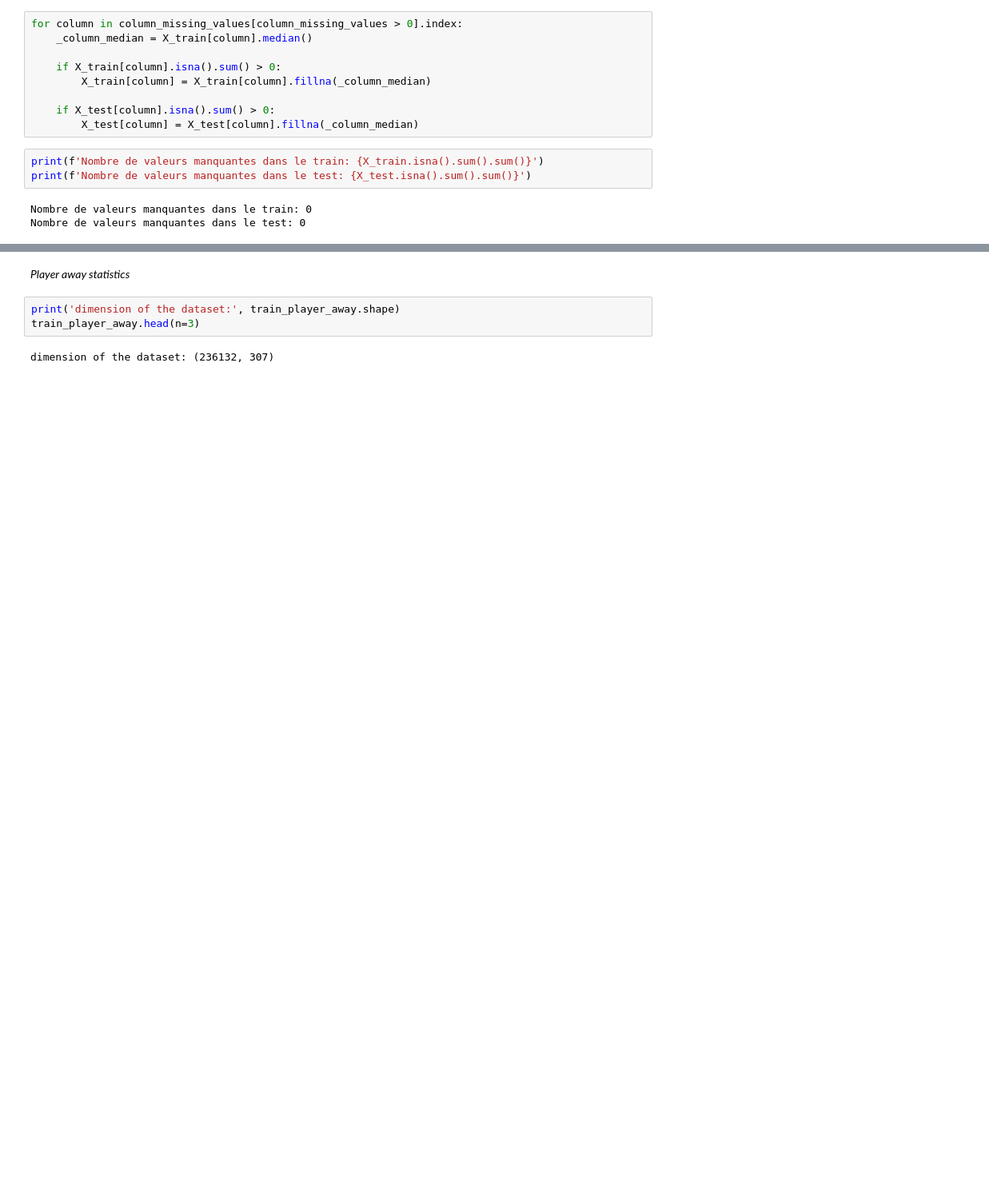
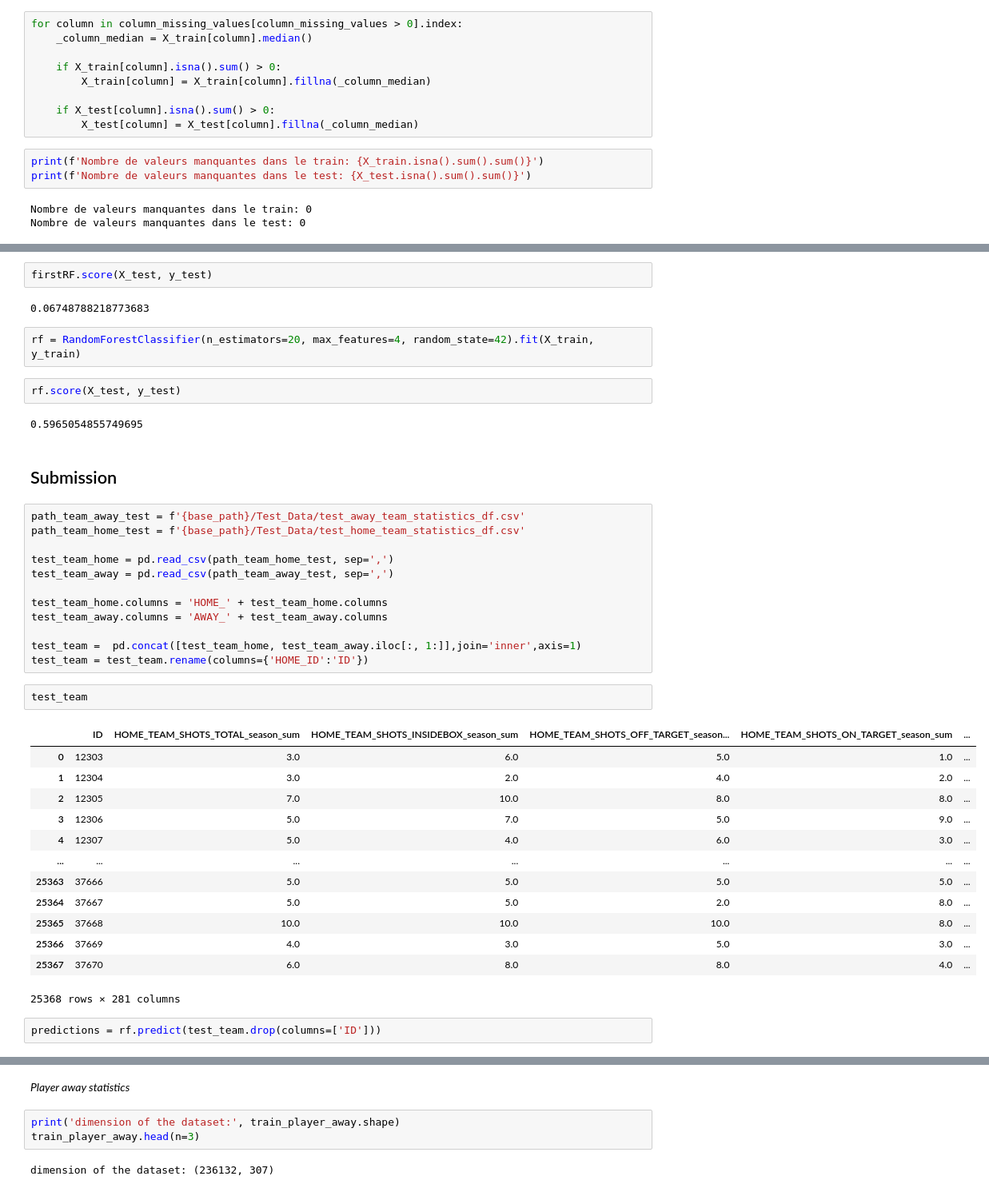
Before and after one commit to lucasn/data-challenge, a Jupyter notebook: data_challenge.ipynb, the cells around one changed output, grey strips where cells are left out. Shown at 80% size. Saved outputs shown, nothing was run; the diff lists cells and outputs as text; blank space fills up the shorter version.

```diff
--- a/data_challenge.ipynb
+++ b/data_challenge.ipynb
@@ -151,0 +200,42 @@ Nombre de valeurs manquantes dans le test: 0
+# %%
+firstRF.score(X_test, y_test)
+# %% [output]
+0.06748788218773683
+# %%
+rf = RandomForestClassifier(n_estimators=20, max_features=4, random_state=42).fit(X_train, y_train)
+# %%
+rf.score(X_test, y_test)
+# %% [output]
+0.5965054855749695
+# %% [markdown]
+## Submission
+# %%
+path_team_away_test = f'{base_path}/Test_Data/test_away_team_statistics_df.csv'
+path_team_home_test = f'{base_path}/Test_Data/test_home_team_statistics_df.csv'
+
+test_team_home = pd.read_csv(path_team_home_test, sep=',')
+test_team_away = pd.read_csv(path_team_away_test, sep=',')
+
+test_team_home.columns = 'HOME_' + test_team_home.columns
+test_team_away.columns = 'AWAY_' + test_team_away.columns
+
+test_team =  pd.concat([test_team_home, test_team_away.iloc[:, 1:]],join='inner',axis=1)
+test_team = test_team.rename(columns={'HOME_ID':'ID'})
+# %%
+test_team
+# %% [output]
+|  | ID | HOME_TEAM_SHOTS_TOTAL_season_sum | HOME_TEAM_SHOTS_INSIDEBOX_season_sum | HOME_TEAM_SHOTS_OFF_TARGET_season... | HOME_TEAM_SHOTS_ON_TARGET_season_sum | ... |
+| 0 | 12303 | 3.0 | 6.0 | 5.0 | 1.0 | ... |
+| 1 | 12304 | 3.0 | 2.0 | 4.0 | 2.0 | ... |
+| 2 | 12305 | 7.0 | 10.0 | 8.0 | 8.0 | ... |
+| 3 | 12306 | 5.0 | 7.0 | 5.0 | 9.0 | ... |
+| 4 | 12307 | 5.0 | 4.0 | 6.0 | 3.0 | ... |
+| ... | ... | ... | ... | ... | ... | ... |
+| 25363 | 37666 | 5.0 | 5.0 | 5.0 | 5.0 | ... |
+| 25364 | 37667 | 5.0 | 5.0 | 2.0 | 8.0 | ... |
+| 25365 | 37668 | 10.0 | 10.0 | 10.0 | 8.0 | ... |
+| 25366 | 37669 | 4.0 | 3.0 | 5.0 | 3.0 | ... |
+| 25367 | 37670 | 6.0 | 8.0 | 8.0 | 4.0 | ... |
+25368 rows × 281 columns
+# %%
+predictions = rf.predict(test_team.drop(columns=['ID']))
```
Also changed, not shown: parts of 15 cells of this notebook.
